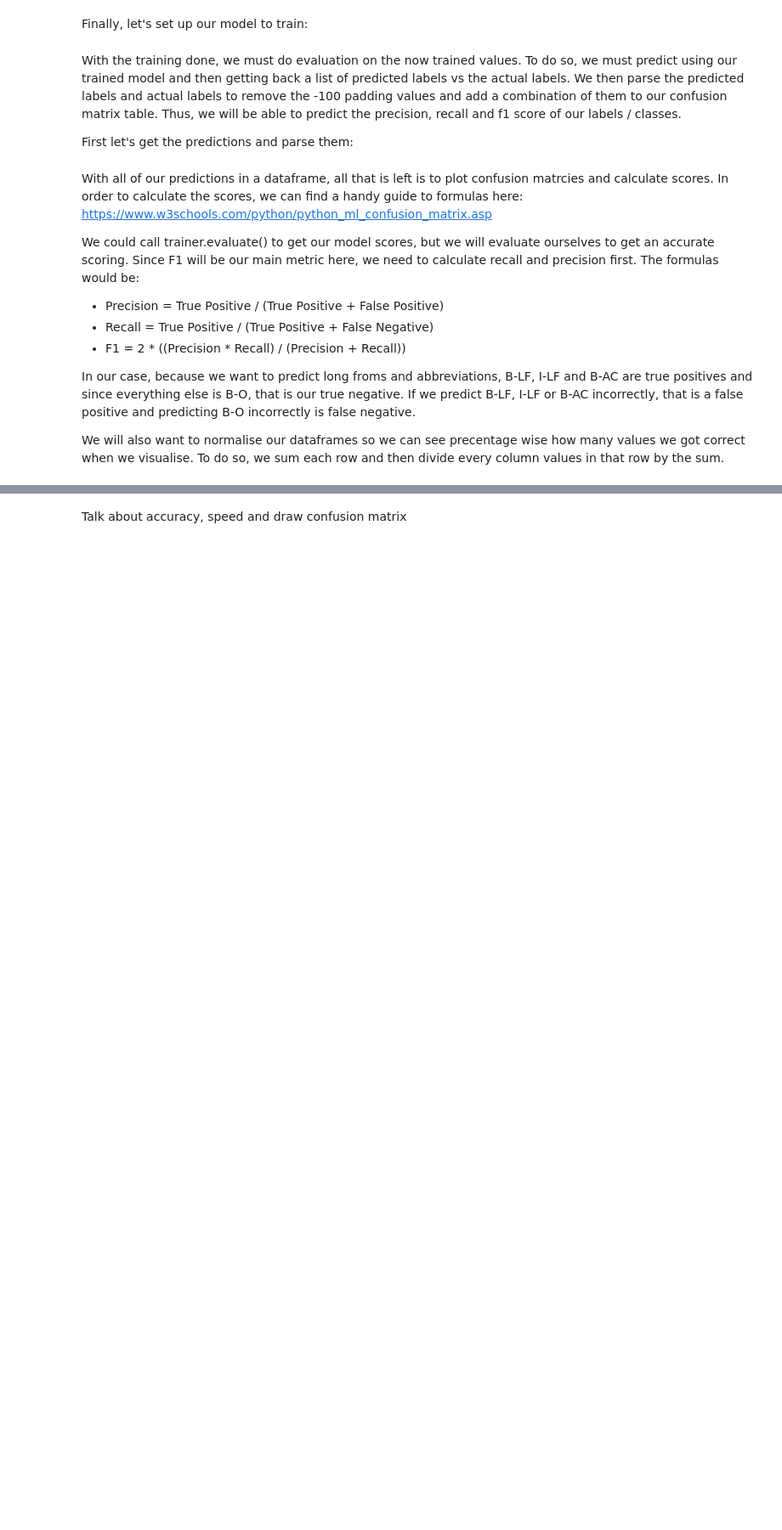
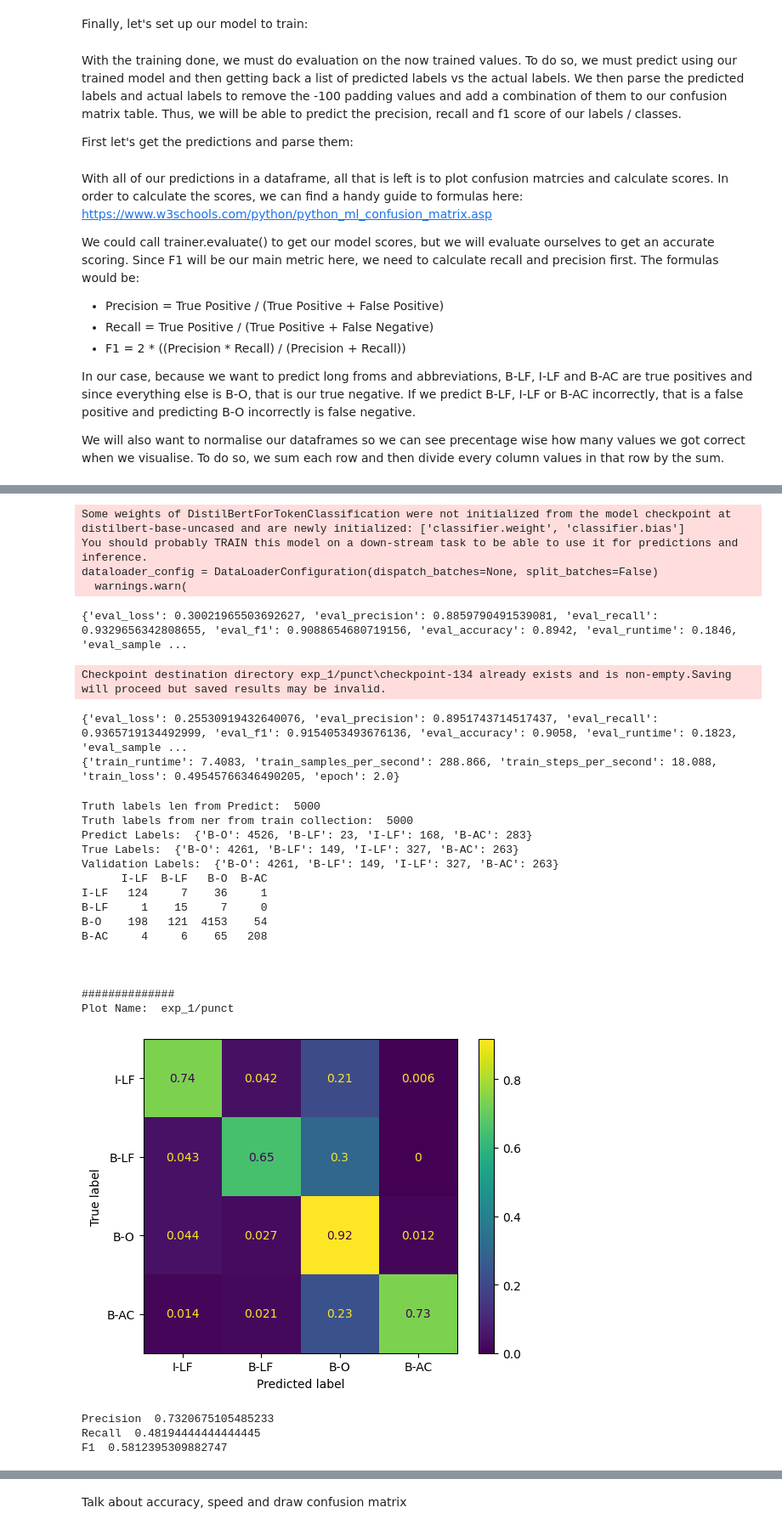
Before and after one commit to OliverKrieger/COM3029---NLP, a Jupyter notebook: cw/report/report_notebook.ipynb, the cells around one changed output, grey strips where cells are left out. Shown at 85% size. Drawn from its saved outputs; the diff is of its cells as text; code cells hidden in the pictures; blank space fills up the shorter version.

```diff
--- a/cw/report/report_notebook.ipynb
+++ b/cw/report/report_notebook.ipynb
@@ -912,0 +981,30 @@ F1  0.747159090909091
+# %%
+run_train_and_plot_pipeline(train_collection_no_punct, retrain_model=retrain_exp_1, exp_path="exp_1/punct")
+# %% [output]
+Some weights of DistilBertForTokenClassification were not initialized from the model checkpoint at distilbert-base-uncased and are newly initialized: ['classifier.weight', 'classifier.bias']
+You should probably TRAIN this model on a down-stream task to be able to use it for predictions and inference.
+dataloader_config = DataLoaderConfiguration(dispatch_batches=None, split_batches=False)
+  warnings.warn(
+{'eval_loss': 0.30021965503692627, 'eval_precision': 0.8859790491539081, 'eval_recall': 0.9329656342808655, 'eval_f1': 0.9088654680719156, 'eval_accuracy': 0.8942, 'eval_runtime': 0.1846, 'eval_sample ...
+Checkpoint destination directory exp_1/punct\checkpoint-134 already exists and is non-empty.Saving will proceed but saved results may be invalid.
+{'eval_loss': 0.25530919432640076, 'eval_precision': 0.8951743714517437, 'eval_recall': 0.9365719134492999, 'eval_f1': 0.9154053493676136, 'eval_accuracy': 0.9058, 'eval_runtime': 0.1823, 'eval_sample ...
+{'train_runtime': 7.4083, 'train_samples_per_second': 288.866, 'train_steps_per_second': 18.088, 'train_loss': 0.49545766346490205, 'epoch': 2.0}
+Truth labels len from Predict:  5000
+Truth labels from ner from train collection:  5000
+Predict Labels:  {'B-O': 4526, 'B-LF': 23, 'I-LF': 168, 'B-AC': 283}
+True Labels:  {'B-O': 4261, 'B-LF': 149, 'I-LF': 327, 'B-AC': 263}
+Validation Labels:  {'B-O': 4261, 'B-LF': 149, 'I-LF': 327, 'B-AC': 263}
+      I-LF  B-LF   B-O  B-AC
+I-LF   124     7    36     1
+B-LF     1    15     7     0
+B-O    198   121  4153    54
+B-AC     4     6    65   208
+
+
+
+##############
+Plot Name:  exp_1/punct
+[figure, added]
+Precision  0.7320675105485233
+Recall  0.48194444444444445
+F1  0.5812395309882747
```
Also changed, not shown: parts of 21 cells of this notebook.
